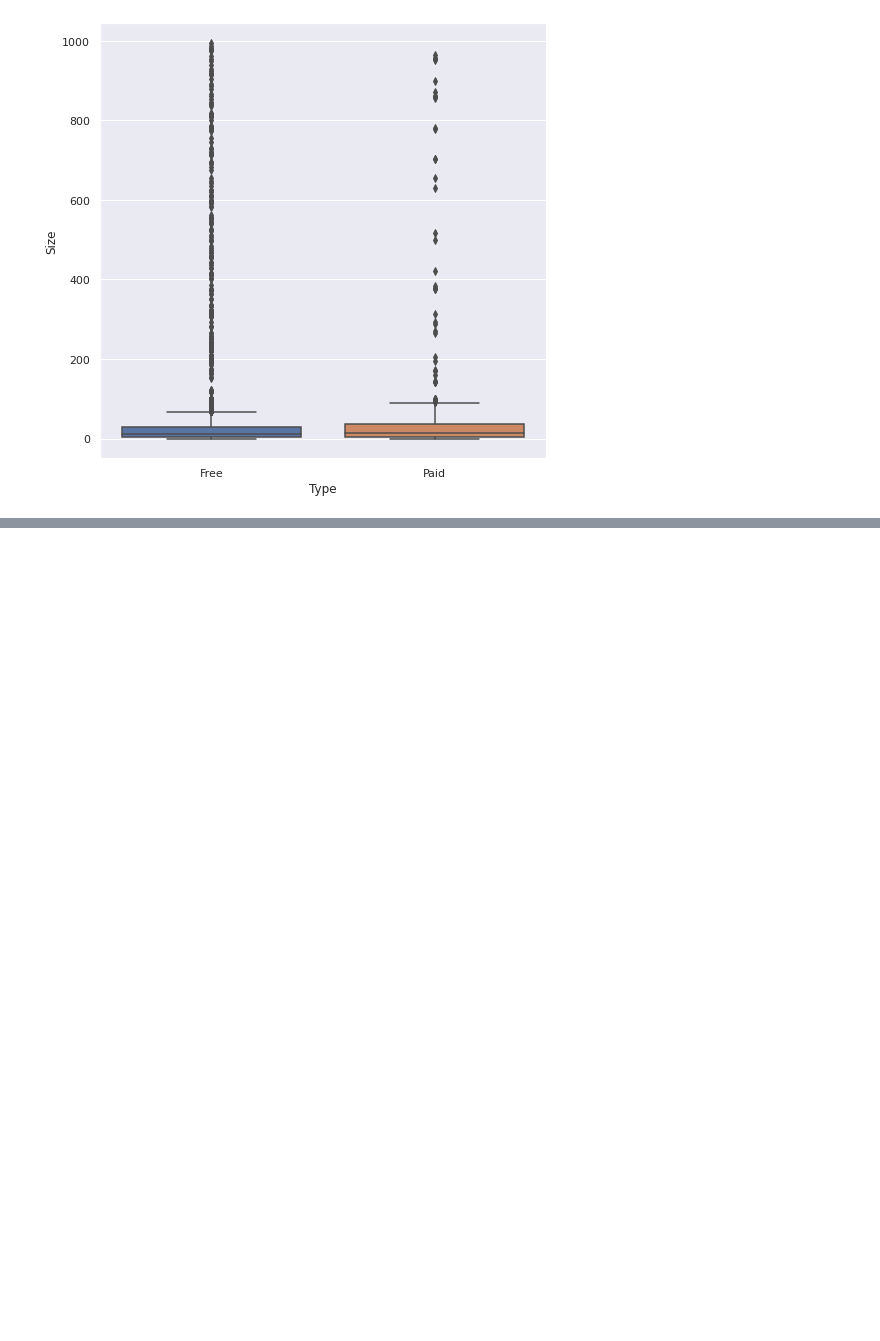
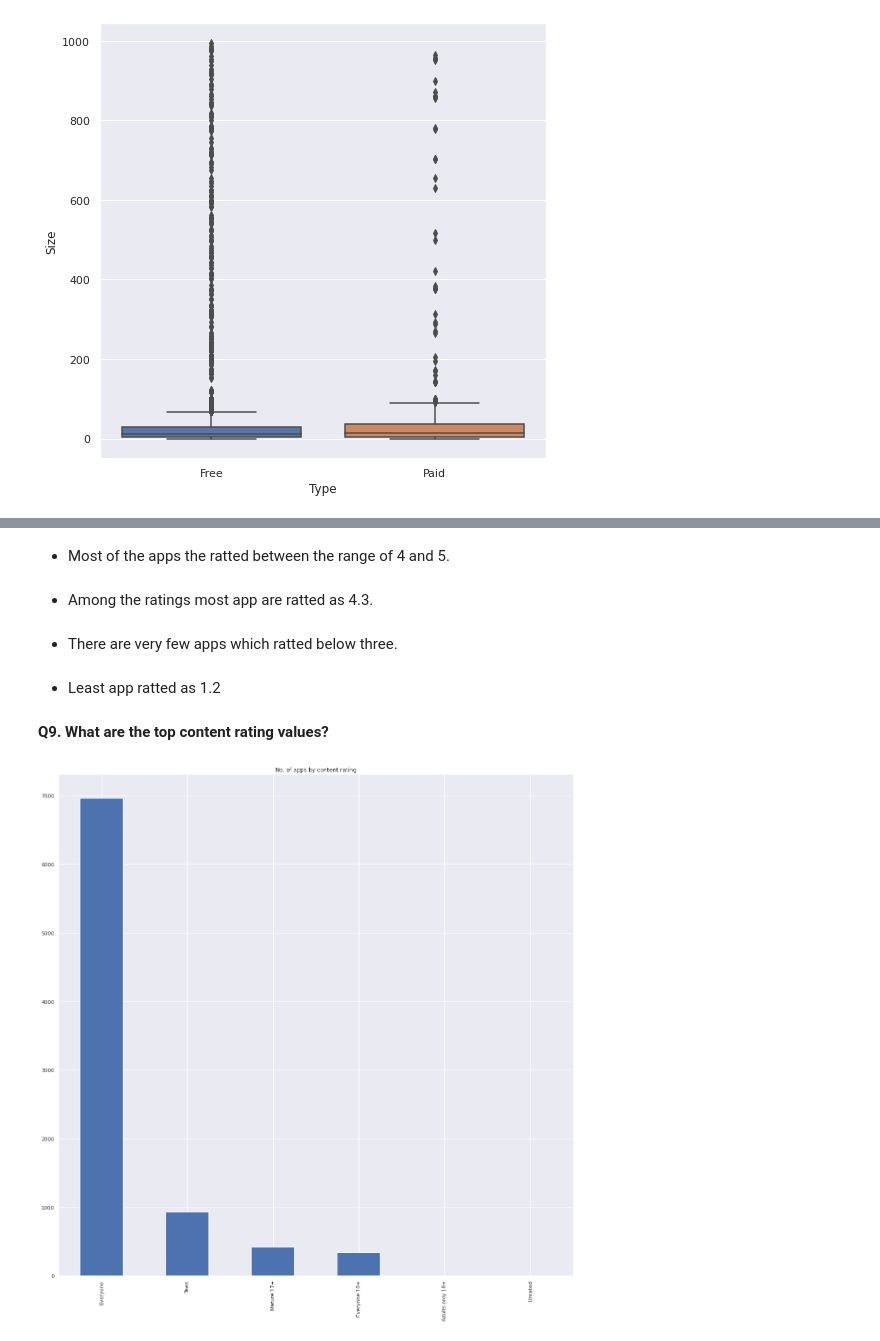
Before and after one commit to DeepakSingh1992/EDA-PROJECT, a Jupyter notebook: Deepak_Singh_EDA_of_Play_Store_App_Review_Analysis_Capstone_Project.ipynb, the cells around one changed output, grey strips where cells are left out. Drawn from its saved outputs; the diff is of its cells as text; code cells hidden in the pictures; blank space fills up the shorter version.

```diff
--- a/Deepak_Singh_EDA_of_Play_Store_App_Review_Analysis_Capstone_Project.ipynb
+++ b/Deepak_Singh_EDA_of_Play_Store_App_Review_Analysis_Capstone_Project.ipynb
@@ -1019,0 +1060,20 @@ sns.boxplot(x = "Type", y = "Size", data = df)
+# %% [markdown]
+* Most of the apps the ratted between the range of 4 and 5.
+# %% [markdown]
+* Among the ratings most app are ratted as 4.3.
+# %% [markdown]
+* There are very few apps which ratted below three.
+# %% [markdown]
+* Least app ratted as 1.2
+# %% [markdown]
+**Q9. What are the top content rating values?**
+# %%
+# Analysing the value count of content rating :-
+content_rating_counts = df["Content Rating"].value_counts()
+# %%
+# Plotting the object :-
+content_rating_counts.plot( kind = "bar")
+plt.title("No. of apps by content rating")
+plt.show()
+# %% [output]
+[figure, added]
```
Also changed, not shown: parts of 8 cells of this notebook.
